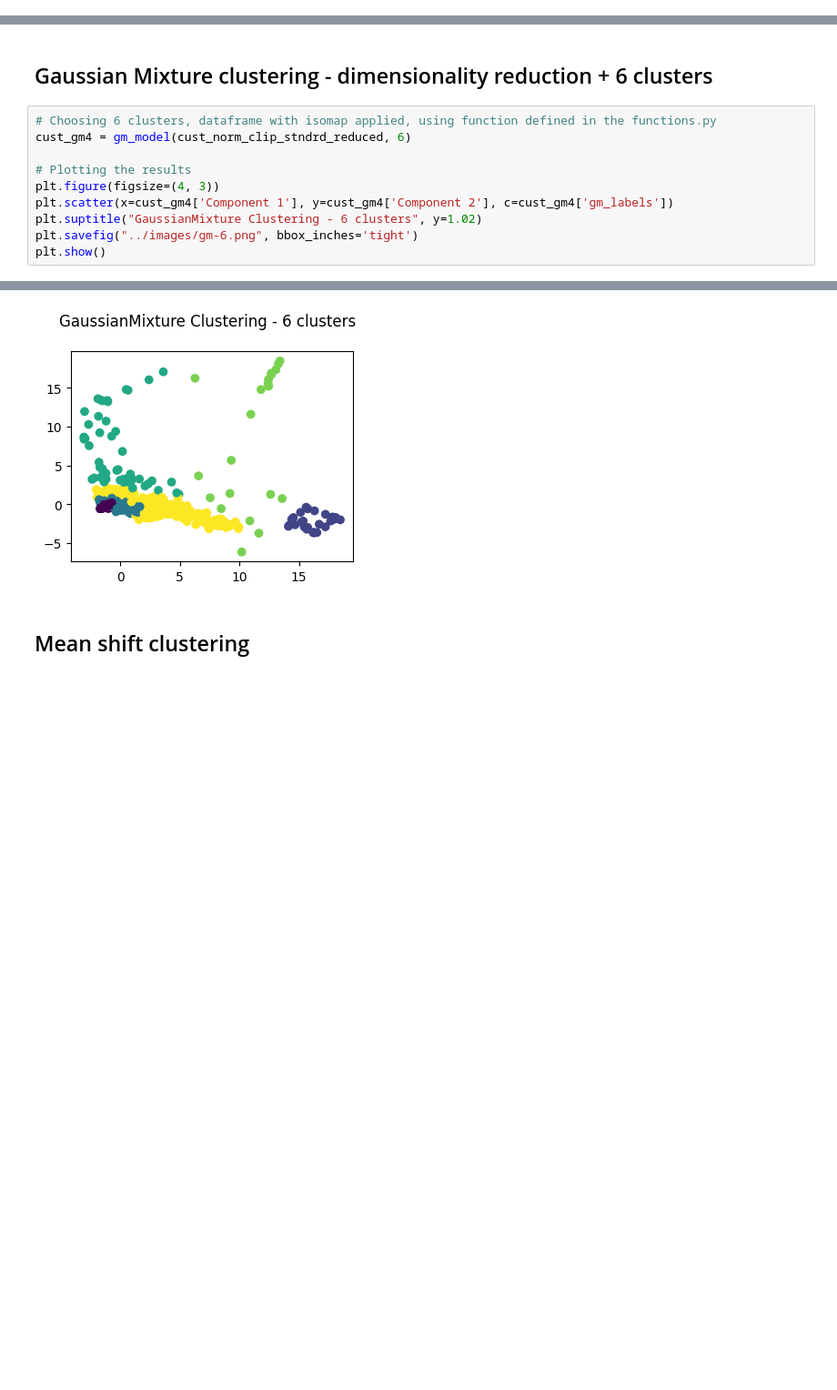
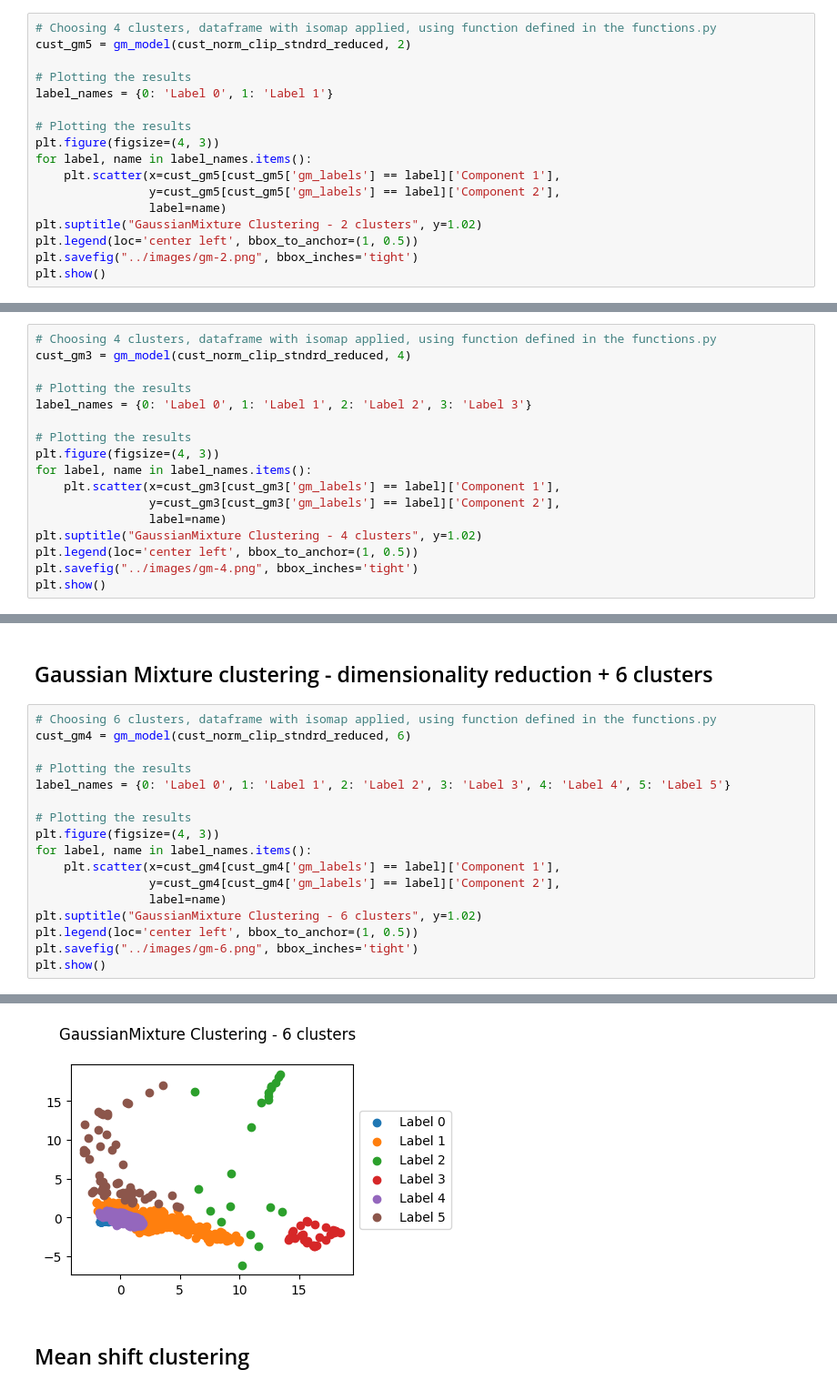
Before and after one commit to dimitsagk/ClientClustering_InventoryForecast, a Jupyter notebook: notebooks/03_ClientClustering_ML-notebook.ipynb, the cells around one changed output, grey strips where cells are left out. Shown at 91% size. Cells and saved outputs as stored; diff of their text form; blank space fills up the shorter version.

Commit message:
Finalized models and scatterplots

```diff
--- a/notebooks/03_ClientClustering_ML-notebook.ipynb
+++ b/notebooks/03_ClientClustering_ML-notebook.ipynb
@@ -494,0 +483,17 @@ Label: 0, Percentage total customers: 34.87%
+# %%
+# Choosing 4 clusters, dataframe with isomap applied, using function defined in the functions.py
+cust_gm5 = gm_model(cust_norm_clip_stndrd_reduced, 2)
+
+# Plotting the results
+label_names = {0: 'Label 0', 1: 'Label 1'}
+
+# Plotting the results
+plt.figure(figsize=(4, 3))
+for label, name in label_names.items():
+    plt.scatter(x=cust_gm5[cust_gm5['gm_labels'] == label]['Component 1'],
+                y=cust_gm5[cust_gm5['gm_labels'] == label]['Component 2'],
+                label=name)
+plt.suptitle("GaussianMixture Clustering - 2 clusters", y=1.02)
+plt.legend(loc='center left', bbox_to_anchor=(1, 0.5))
+plt.savefig("../images/gm-2.png", bbox_inches='tight')
+plt.show()
@@ -494,0 +509,17 @@ Label: 0, Percentage total customers: 34.87%
+# %%
+# Choosing 4 clusters, dataframe with isomap applied, using function defined in the functions.py
+cust_gm3 = gm_model(cust_norm_clip_stndrd_reduced, 4)
+
+# Plotting the results
+label_names = {0: 'Label 0', 1: 'Label 1', 2: 'Label 2', 3: 'Label 3'}
+
+# Plotting the results
+plt.figure(figsize=(4, 3))
+for label, name in label_names.items():
+    plt.scatter(x=cust_gm3[cust_gm3['gm_labels'] == label]['Component 1'],
+                y=cust_gm3[cust_gm3['gm_labels'] == label]['Component 2'],
+                label=name)
+plt.suptitle("GaussianMixture Clustering - 4 clusters", y=1.02)
+plt.legend(loc='center left', bbox_to_anchor=(1, 0.5))
+plt.savefig("../images/gm-4.png", bbox_inches='tight')
+plt.show()
@@ -499,9 +539,16 @@ Label: 0, Percentage total customers: 34.87%
 cust_gm4 = gm_model(cust_norm_clip_stndrd_reduced, 6)
 
 # Plotting the results
+label_names = {0: 'Label 0', 1: 'Label 1', 2: 'Label 2', 3: 'Label 3', 4: 'Label 4', 5: 'Label 5'}
+
+# Plotting the results
 plt.figure(figsize=(4, 3))
-plt.scatter(x=cust_gm4['Component 1'], y=cust_gm4['Component 2'], c=cust_gm4['gm_labels'])
+for label, name in label_names.items():
+    plt.scatter(x=cust_gm4[cust_gm4['gm_labels'] == label]['Component 1'],
+                y=cust_gm4[cust_gm4['gm_labels'] == label]['Component 2'],
+                label=name)
 plt.suptitle("GaussianMixture Clustering - 6 clusters", y=1.02)
+plt.legend(loc='center left', bbox_to_anchor=(1, 0.5))
 plt.savefig("../images/gm-6.png", bbox_inches='tight')
 plt.show()
 # %% [output]
@@ -517,4 +564,4 @@ Label: 3, Percentage total customers: 9.47%
-[figure, old version]
+[figure, new version]
 # %% [markdown]
 ## Mean shift clustering
 # %%
```
Also changed, not shown: parts of 21 cells of this notebook.
